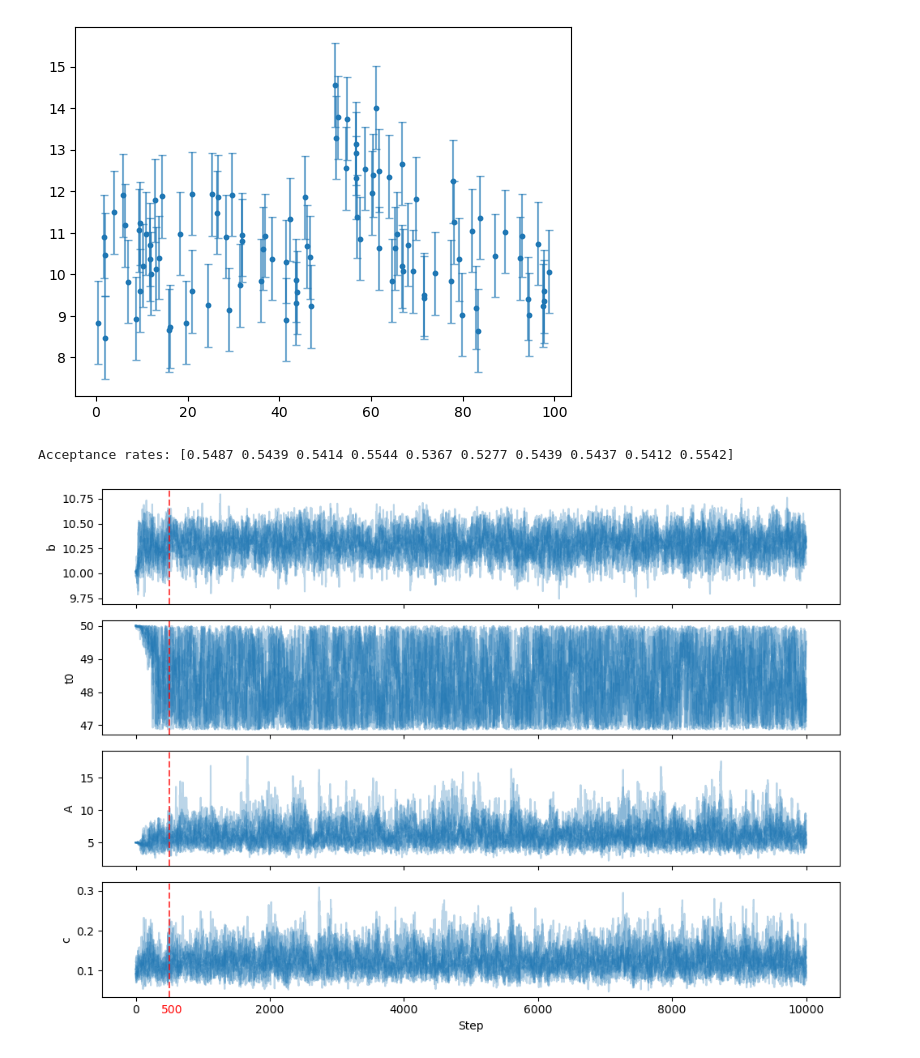
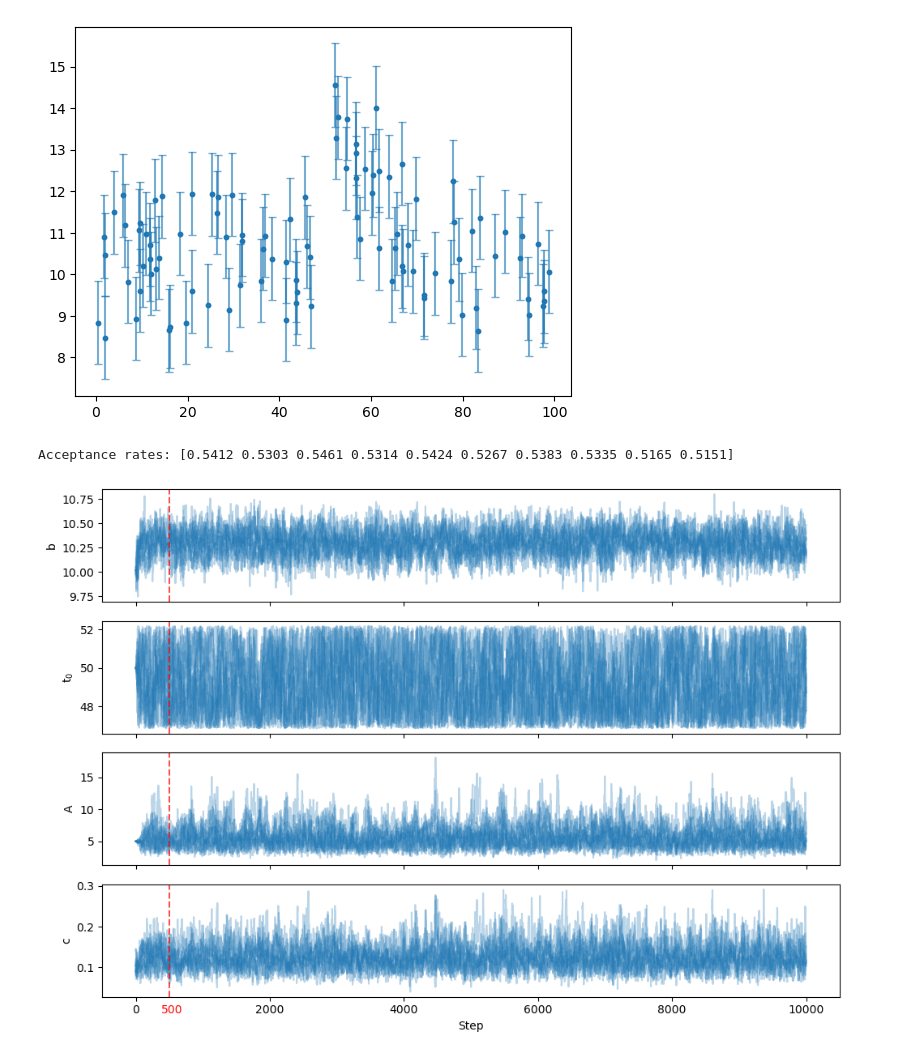
Before and after one commit to NiccoManto01/ilovegit, a Jupyter notebook: Lezioni/Lezione_11/TransUniv.ipynb, the cells around one changed output. Saved outputs shown, nothing was run; the diff lists cells and outputs as text; code cells hidden in the pictures.

```diff
--- a/Lezioni/Lezione_11/TransUniv.ipynb
+++ b/Lezioni/Lezione_11/TransUniv.ipynb
@@ -23,7 +23,7 @@ def model(params, t):
     b, t0, A, c = params
     exponent = -c*(t - t0)
     exponent = np.clip(exponent, -100, 100)  # Prevent overflow
-    f = A * np.exp(exponent)  # (T,)
+    f = A * np.exp(exponent)
     return np.where(t < t0, b, b + f)
 
 
@@ -36,7 +36,7 @@ def LogPrior (params):
     '''if 0<=b<= 50 and 0<=t0<=50 and 0<=A<=100 and -5<=lnc<=5:
         return 0.0
     return -np.inf'''
-    if (0 <= b <= 50 and 0 <= t0 <= 50 and 0 <= A <= 100 and np.e**-5<=c<=np.e**5):
+    if (0 <= b <= 50 and 0 <= t0 <= 100 and 0 <= A <= 50 and np.e**-5<=c<=np.e**5):
         return -np.log(c)  # c_prior where lnc_prior is uniform (-5,5)
     else:
         return -np.inf
@@ -53,36 +53,36 @@ ndim = 4
 nwalkers = 10
 burn = 500
 nsteps = 10000
 np.random.seed(0)
 
 starting_guesses = np.array([10,50, 5,1e-1]) + 1e-2*np.random.randn(nwalkers, ndim)
 
 sampler = emcee.EnsembleSampler(nwalkers, ndim, LogPosterior, args=[time, flux, sigma])
 sampler.run_mcmc(starting_guesses, nsteps)
 acceptance_rates = sampler.acceptance_fraction
 print("Acceptance rates:", acceptance_rates)
 emcee_trace  = sampler.get_chain()
 
 fig1, axes = plt.subplots(ndim, figsize=(10, 7), sharex=True)
-labels = ["b", "t0", "A", "c"]
+labels = ["b", rf"t$_0$", "A", "c"]
 steps = np.arange(nsteps)
 for i in range(ndim):
     axes[i].plot(steps, emcee_trace[:,:, i], alpha=0.3, color = '#1f77b4')
     axes[i].axvline(x=burn, color='red', linestyle='--', alpha=0.7)
     if i == ndim - 1:
         axes[i].annotate(f'{burn}',
                          xy=(burn, axes[i].get_ylim()[0]),     # x pos, bottom of y-axis
                          xytext=(-7,-7),
                          textcoords='offset points',
                          ha='left', va='top',
                          fontsize=10, color='red',
         )
     axes[i].set_ylabel(labels[i])
 axes[-1].set_xlabel("Step")
 plt.tight_layout()
 # %% [output]
-Acceptance rates: [0.5487 0.5439 0.5414 0.5544 0.5367 0.5277 0.5439 0.5437 0.5412 0.5542]
+Acceptance rates: [0.5412 0.5303 0.5461 0.5314 0.5424 0.5267 0.5383 0.5335 0.5165 0.5151]
-[figure, old version]
+[figure, new version]
 # %%
 #autocorrelation time
 tau = sampler.get_autocorr_time(tol = 0)
```
Also changed, not shown: parts of 4 cells of this notebook, 6 other files.
